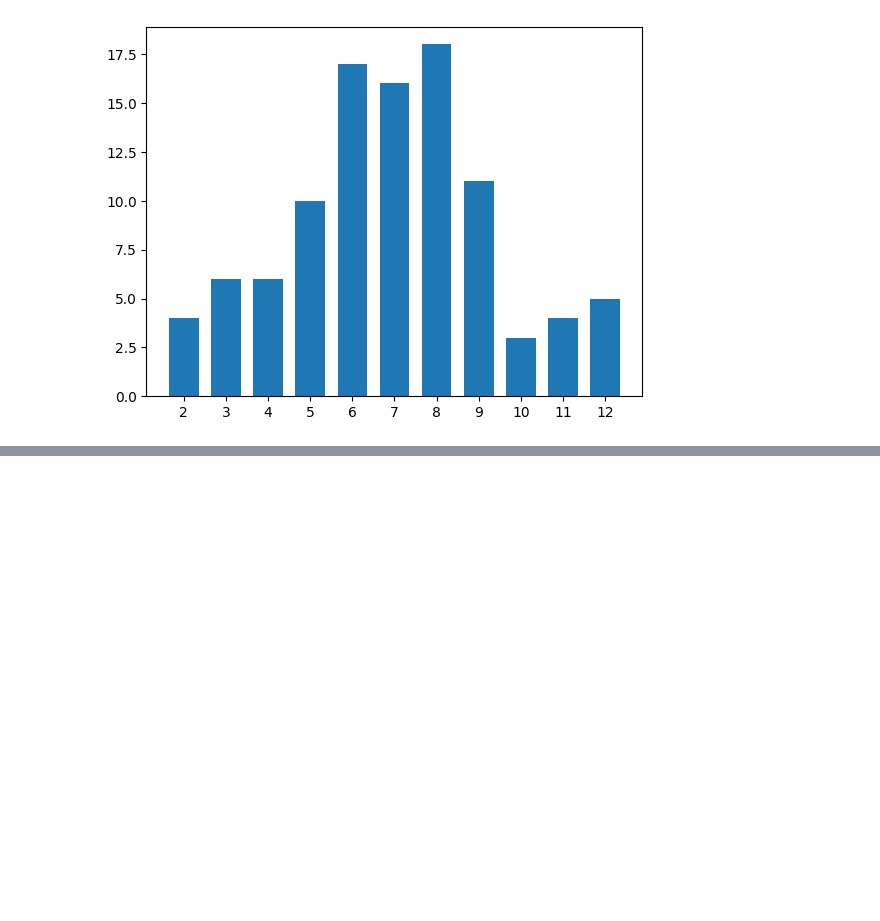
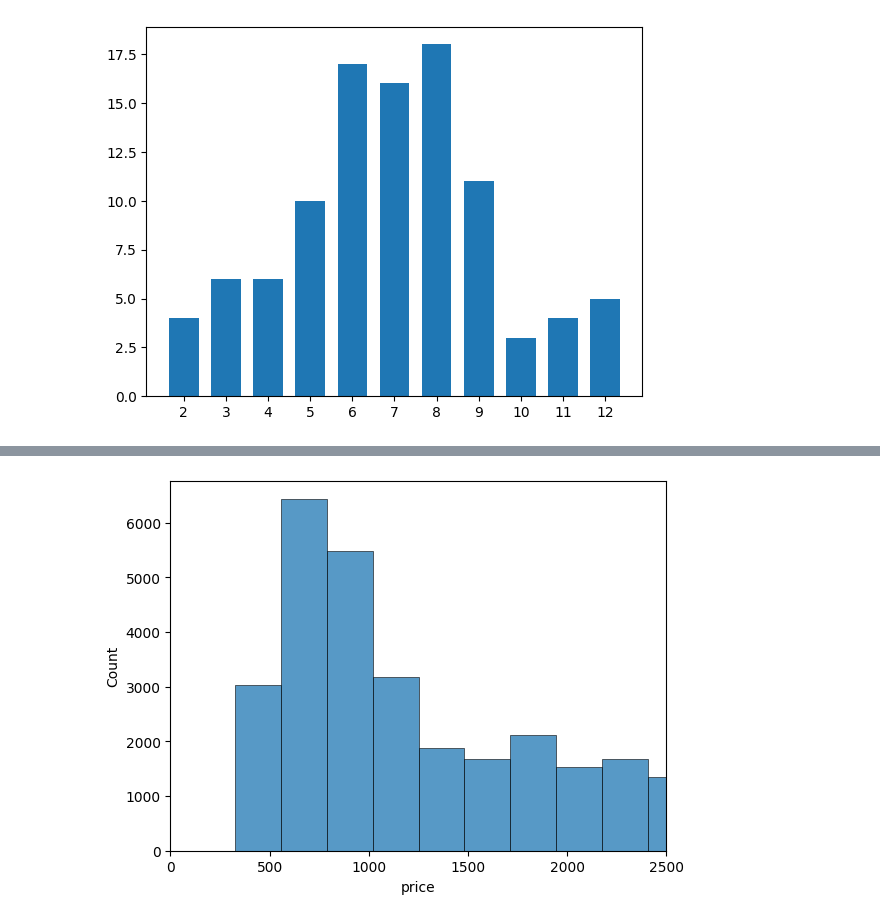
Before and after one commit to sondosaabed/Data-Visualization-with-Matplotlib-and-Seaborn, a Jupyter notebook: L3-Univariate-Exploration-in-Data-Analysis/L3-Univariate-Exploration-of-Data.ipynb, the cells around one changed output, grey strips where cells are left out. Drawn from its saved outputs; the diff is of its cells as text; code cells hidden in the pictures; blank space fills up the shorter version.

```diff
--- a/L3-Univariate-Exploration-in-Data-Analysis/L3-Univariate-Exploration-of-Data.ipynb
+++ b/L3-Univariate-Exploration-in-Data-Analysis/L3-Univariate-Exploration-of-Data.ipynb
@@ -430,0 +437,9 @@ plt.xticks(np.arange(2, 12+1, 1));
+# %%
+sns.histplot(data=df, x='price')
+
+# Set the upper and lower bounds of the bins that are displayed in the plot
+# Refer here for more information - https://matplotlib.org/3.1.1/api/_as_gen/matplotlib.pyplot.xlim.html
+# The argument represent a tuple of the new x-axis limits.
+plt.xlim((0, 2500));
+# %% [output]
+[figure, added]
```
Also changed, not shown: parts of 14 cells of this notebook.
